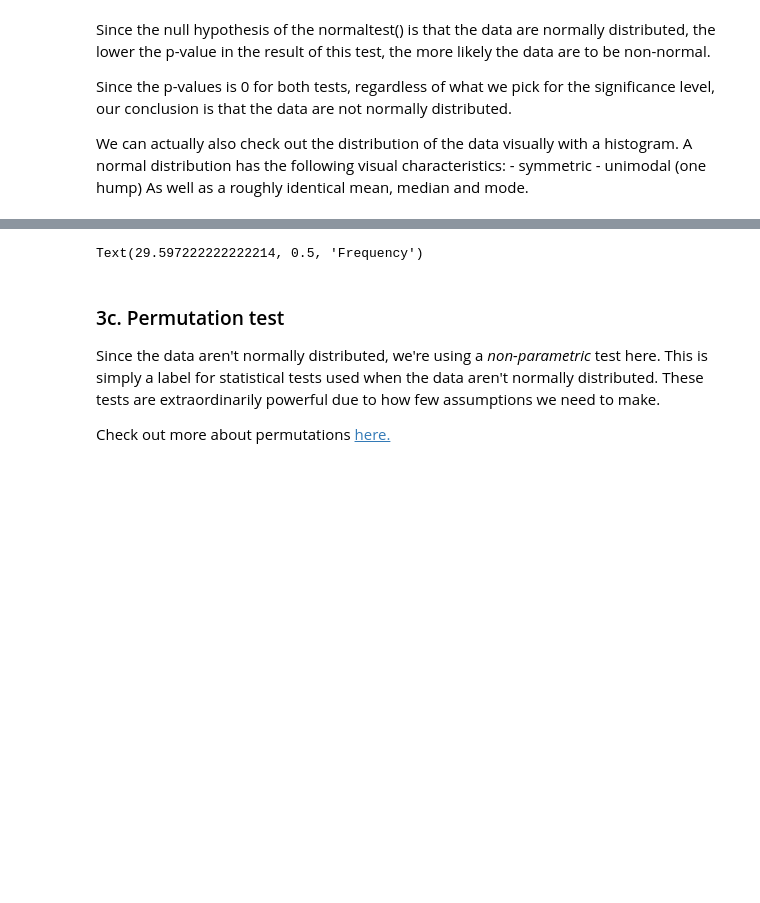
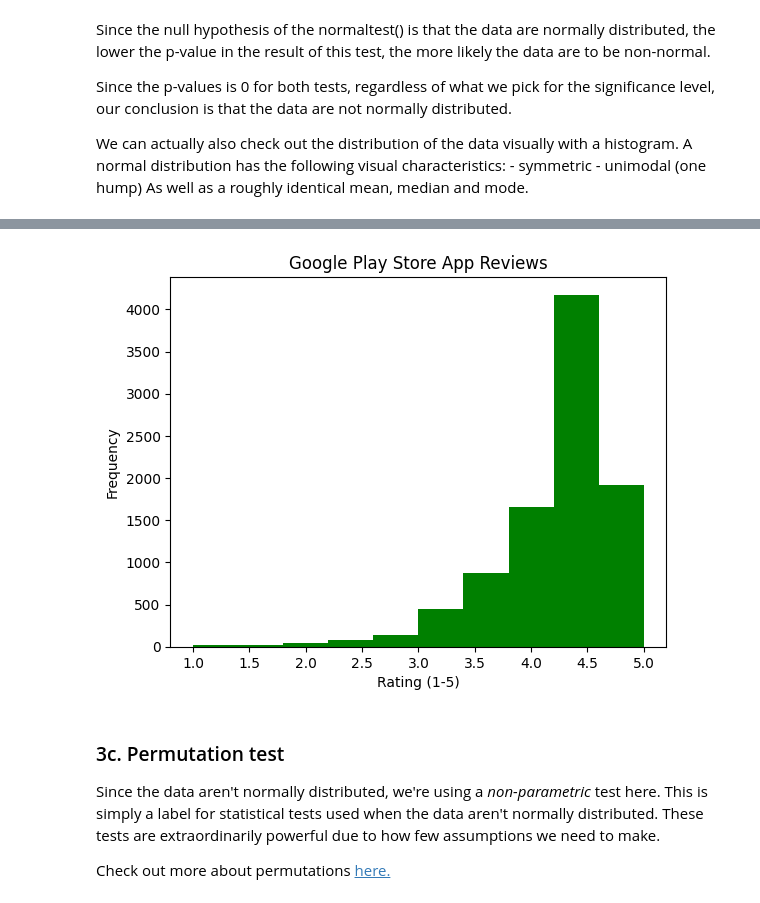
Before and after one commit to tbchuotmd/Springboard, a Jupyter notebook: CurriculumFiles/UNIT-22:Python_Stats_in_EDA/Apps_Case_Study/Project Files/Springboard Apps project - Tier 3 - Complete.ipynb, the cells around one changed output, grey strips where cells are left out. Drawn from its saved outputs; the diff is of its cells as text; code cells hidden in the pictures; blank space fills up the shorter version.

```diff
--- a/CurriculumFiles/UNIT-22:Python_Stats_in_EDA/Apps_Case_Study/Project Files/Springboard Apps project - Tier 3 - Complete.ipynb
+++ b/CurriculumFiles/UNIT-22:Python_Stats_in_EDA/Apps_Case_Study/Project Files/Springboard Apps project - Tier 3 - Complete.ipynb
@@ -498,11 +500,13 @@ Text(0, 0.5, 'Frequency')
 # %%
 # Create a histogram of the google data
+plt.cla()
 plt.hist(google_ratings,color='green')
 plt.title('Google Play Store App Reviews')
 plt.xlabel('Rating (1-5)')
 plt.ylabel('Frequency')
+plt.show()
 # %% [output]
-Text(29.597222222222214, 0.5, 'Frequency')
+[figure, added]
 # %% [markdown]
 ### 3c. Permutation test
 Since the data aren't normally distributed, we're using a *non-parametric* test here. This is simply a label for statistical tests used when the data aren't normally distributed. These tests are extraordinarily powerful due to how few assumptions we need to make.
```
Also changed, not shown: parts of 4 cells of this notebook.
